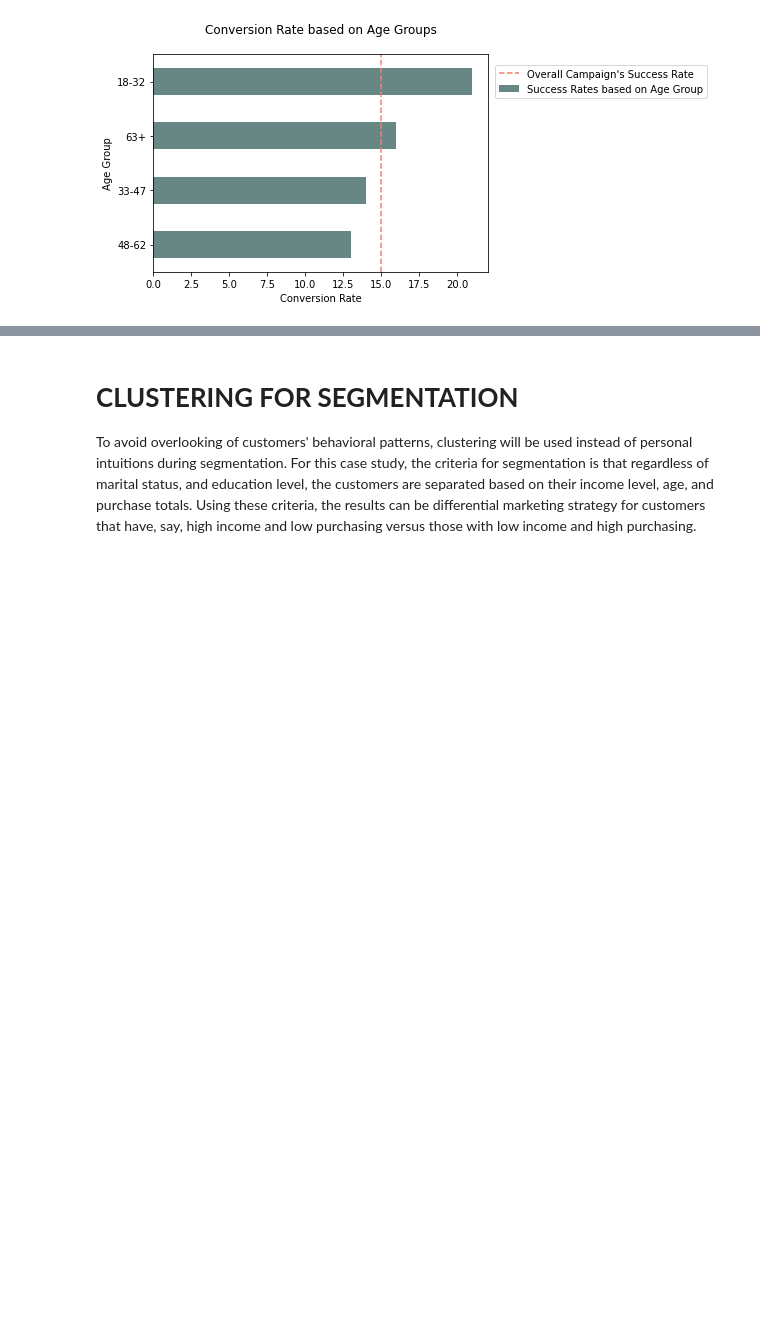
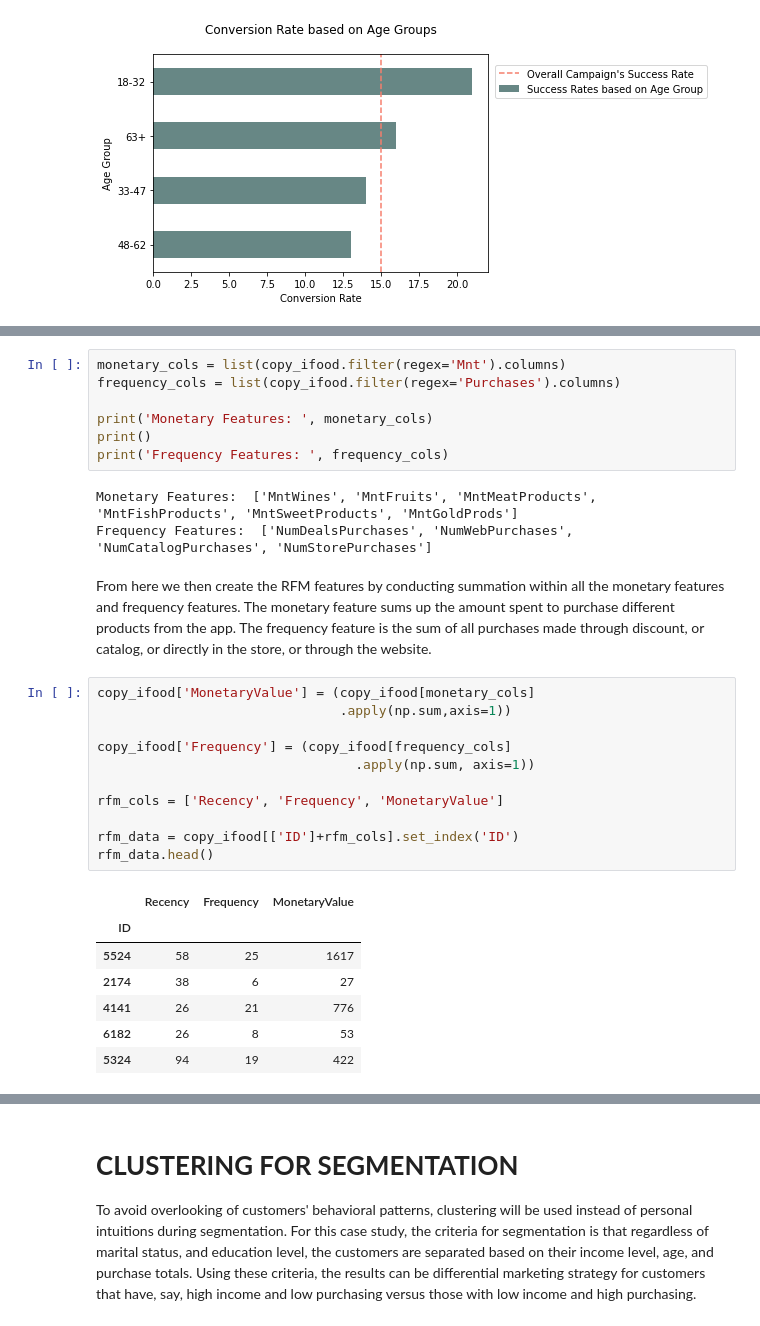
Before and after one commit to Demiga-g/iFood-Marketing-Analysis, a Jupyter notebook: iFood Marketing Analysis.ipynb, the cells around one changed output, grey strips where cells are left out. Cells and saved outputs as stored; diff of their text form; blank space fills up the shorter version.

Commit message:
Began behavioral customer segmentation by analysing the impact of complains. Began the RFM segmentation by creating the frequency and monetary features.

```diff
--- a/iFood Marketing Analysis.ipynb
+++ b/iFood Marketing Analysis.ipynb
@@ -423,0 +404,31 @@ plt.title('Amount Spent on Different Products based on Marital Status\n',
+# %%
+monetary_cols = list(copy_ifood.filter(regex='Mnt').columns)
+frequency_cols = list(copy_ifood.filter(regex='Purchases').columns)
+
+print('Monetary Features: ', monetary_cols)
+print()
+print('Frequency Features: ', frequency_cols)
+# %% [output]
+Monetary Features:  ['MntWines', 'MntFruits', 'MntMeatProducts', 'MntFishProducts', 'MntSweetProducts', 'MntGoldProds']
+Frequency Features:  ['NumDealsPurchases', 'NumWebPurchases', 'NumCatalogPurchases', 'NumStorePurchases']
+# %% [markdown]
+From here we then create the RFM features by conducting summation within all the monetary features and frequency features. The monetary feature sums up the amount spent to purchase different products from the app. The frequency feature is the sum of all purchases made through discount, or catalog, or directly in the store, or through the website.
+# %%
+copy_ifood['MonetaryValue'] = (copy_ifood[monetary_cols]
+                               .apply(np.sum,axis=1))
+
+copy_ifood['Frequency'] = (copy_ifood[frequency_cols]
+                                 .apply(np.sum, axis=1))
+
+rfm_cols = ['Recency', 'Frequency', 'MonetaryValue']
+
+rfm_data = copy_ifood[['ID']+rfm_cols].set_index('ID')
+rfm_data.head()
+# %% [output]
+|  | Recency | Frequency | MonetaryValue |
+| ID |  |  |  |
+| 5524 | 58 | 25 | 1617 |
+| 2174 | 38 | 6 | 27 |
+| 4141 | 26 | 21 | 776 |
+| 6182 | 26 | 8 | 53 |
+| 5324 | 94 | 19 | 422 |
```
Also changed, not shown: parts of 73 cells of this notebook.
